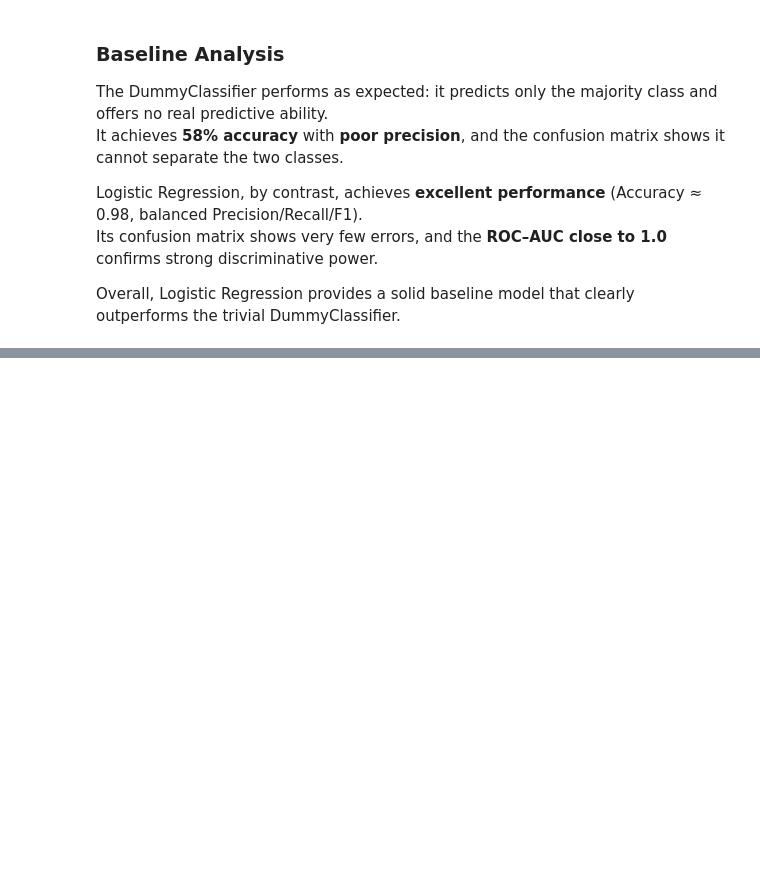
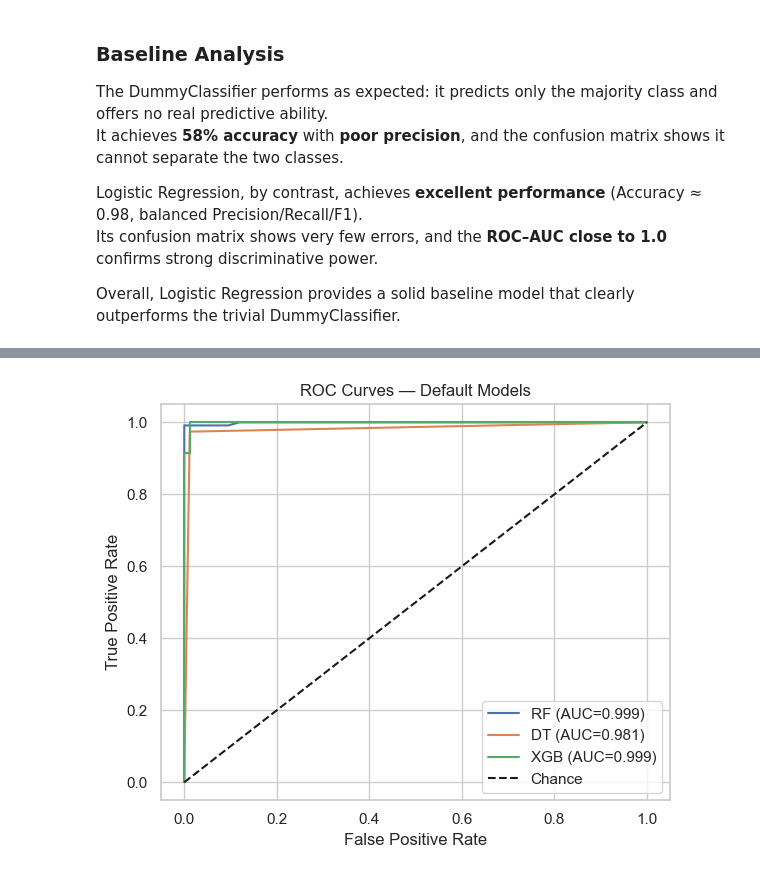
Before and after one commit to paul-adrien1/Projet_ML_notebook, a Jupyter notebook: ML_Project_AVC.ipynb, the cells around one changed output, grey strips where cells are left out. Drawn from its saved outputs; the diff is of its cells as text; code cells hidden in the pictures; blank space fills up the shorter version.

Commit message:
step 2 / moitié step 3

```diff
--- a/ML_Project_AVC.ipynb
+++ b/ML_Project_AVC.ipynb
@@ -551,0 +624,7 @@ Overall, Logistic Regression provides a solid baseline model that clearly outper
+# %%
+preprocessor = ColumnTransformer(
+    transformers=[
+        ('num', StandardScaler(), continuous_features),   # Scale continuous variables
+        ('cat', 'passthrough', categorical_features)      # Leave categorical variables untouched
+    ]
+)
@@ -551,0 +668,84 @@ Overall, Logistic Regression provides a solid baseline model that clearly outper
+# %%
+# Define pipelines (preprocessor + model)
+pipelines = {
+    "rf": Pipeline(steps=[
+        ("preprocessor", preprocessor),
+        ("model", RandomForestClassifier(random_state=42))
+    ]),
+    "dt": Pipeline([
+    ("preprocessor", preprocessor),
+    ("model", DecisionTreeClassifier(
+        random_state=42))
+   ]),
+    "xgb": Pipeline(steps=[
+        ("preprocessor", preprocessor),
+        ("model", xgb.XGBClassifier(
+            random_state=42,
+            eval_metric="logloss"  # silence warnings; does not change default optimization
+        ))
+    ])
+}
+
+print("--- Starting Model Benchmarking (Default Params) ---")
+results = []
+roc_curves = {}
+
+for name, pipe in pipelines.items():
+    print(f"Training {name}...")
+    pipe.fit(X_train, y_train)
+
+    # Predictions
+    y_pred = pipe.predict(X_test)
+    # Probabilities (for AUC/ROC); if not available, skip AUC
+    if hasattr(pipe.named_steps["model"], "predict_proba"):
+        y_proba = pipe.predict_proba(X_test)[:, 1]
+        auc = roc_auc_score(y_test, y_proba)
+        fpr, tpr, _ = roc_curve(y_test, y_proba)
+        roc_curves[name] = (fpr, tpr, auc)
+    else:
+        y_proba, auc = None, float("nan")
+
+    # Metrics
+    acc  = accuracy_score(y_test, y_pred)
+    prec = precision_score(y_test, y_pred, zero_division=0)
+    rec  = recall_score(y_test, y_pred, zero_division=0)
+    f1   = f1_score(y_test, y_pred, zero_division=0)
+
+    # Confusion matrix -> [[TN, FP], [FN, TP]]
+    tn, fp, fn, tp = confusion_matrix(y_test, y_pred).ravel()
+
+    results.append({
+        "Model": name.upper(),
+        "ROC_AUC": round(auc, 3),
+        "Accuracy": round(acc, 3),
+        "Precision": round(prec, 3),
+        "Recall": round(rec, 3),
+        "F1": round(f1, 3),
+        "FP": int(fp),
+        "FN": int(fn)
+    })
+
+print("--- Benchmarking Complete ---")
+
+# --- Display results as a sorted table ---
+results_df = pd.DataFrame(results).sort_values(
+    by=["ROC_AUC", "Recall", "F1"], ascending=False
+).reset_index(drop=True)
+
+print("\n--- Initial Model Comparison (Default Parameters) ---")
+display(results_df)
+
+# --- Plot combined ROC curves ---
+
+plt.figure(figsize=(6, 5))
+for name, (fpr, tpr, auc) in roc_curves.items():
+    plt.plot(fpr, tpr, label=f"{name.upper()} (AUC={auc:.3f})")
+plt.plot([0, 1], [0, 1], "k--", label="Chance")
+plt.xlabel("False Positive Rate")
+plt.ylabel("True Positive Rate")
+plt.title("ROC Curves — Default Models")
+plt.legend()
+plt.tight_layout()
+plt.savefig("step2_01_benchmark_roc_curves.png", dpi=150)
+plt.show()
+# %% [output]
@@ -551,0 +763 @@ Overall, Logistic Regression provides a solid baseline model that clearly outper
+[figure, added]
```
Also changed, not shown: parts of 42 cells of this notebook, 6 other files.
